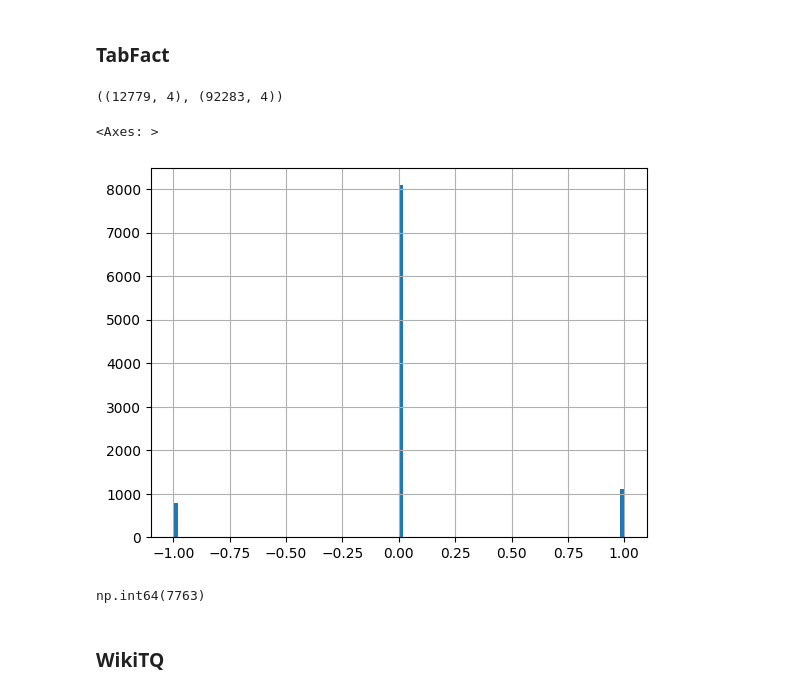
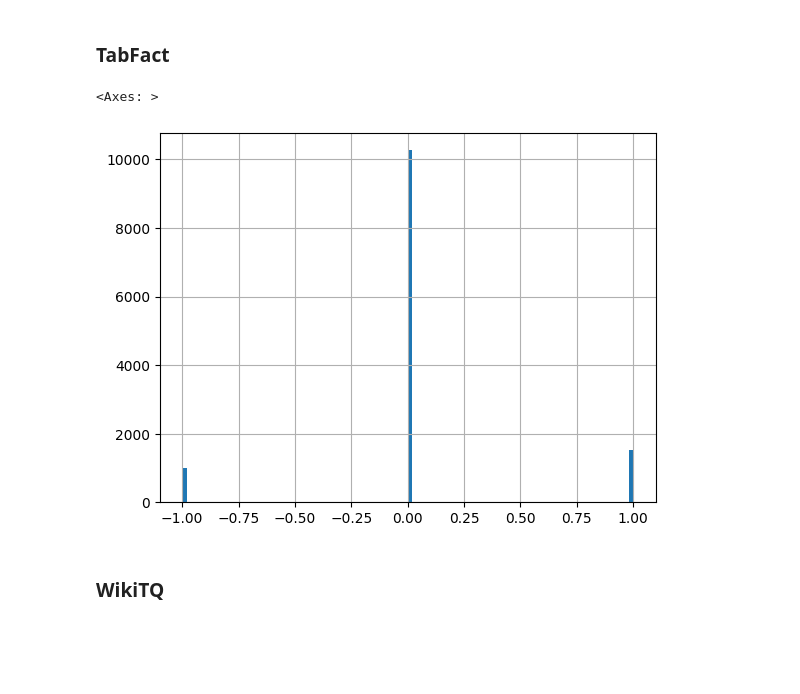
Before and after one commit to Ever2after/tableqa-visual-prompting, a Jupyter notebook: notebooks/analysis.ipynb, the cells around one changed output. Drawn from its saved outputs; the diff is of its cells as text; code cells hidden in the pictures; blank space fills up the shorter version.

```diff
--- a/notebooks/analysis.ipynb
+++ b/notebooks/analysis.ipynb
@@ -9,27 +33,9 @@ from datasets import load_dataset
 # %%
 tabfact_test = load_dataset('ibm/tab_fact', split='test', trust_remote_code=True).to_pandas()
 tabfact_train = load_dataset('ibm/tab_fact', split='train', trust_remote_code=True).to_pandas()
-# %%
-tabfact_test.shape, tabfact_train.shape
-# %% [output]
-((12779, 4), (92283, 4))
 # %%
+tabfact_test_text = pd.read_csv('../results/tabfact_test_gpt_text_0_12778.csv', index_col=0)
+tabfact_test_image = pd.read_csv('../results/tabfact_test_gpt_image_0_12778.csv', index_col=0)
+
 tabfact_train_text = pd.read_csv('../results/tabfact_train_text_0_9999.csv', index_col=0)
 tabfact_train_image = pd.read_csv('../results/tabfact_train_image_0_9999.csv', index_col=0)
-
-tabfact_test_text = pd.read_csv('../results/tabfact_test_text_0_3999.csv', index_col=0)
-tabfact_test_image = pd.read_csv('../results/tabfact_test_image_0_3999.csv', index_col=0)
-# %%
-tabfact_train = tabfact_train.iloc[:10000].copy()
-tabfact_train['text_score'] = tabfact_train_text['score']
-tabfact_train['image_score'] = tabfact_train_image['score']
-tabfact_train['text_pred'] = tabfact_train_text['prediction']
-tabfact_train['image_pred'] = tabfact_train_image['prediction']
-tabfact_train['diff'] = tabfact_train['text_score'] - tabfact_train['image_score']
-
-tabfact_test = tabfact_test.iloc[:4000].copy()
-tabfact_test['text_score'] = tabfact_test_text['score']
-tabfact_test['image_score'] = tabfact_test_image['score']
-tabfact_test['text_pred'] = tabfact_test_text['prediction']
-tabfact_test['image_pred'] = tabfact_test_image['prediction']
-tabfact_test['diff'] = tabfact_test['text_score'] - tabfact_test['image_score']
@@ -37,14 +55,9 @@ tabfact_test['diff'] = tabfact_test['text_score'] - tabfact_test['image_score']
 tabfact_test['question'] = tabfact_test['statement']
 tabfact_train['question'] = tabfact_train['statement']
 # %%
-tabfact_train['diff'].hist(bins=100)
+tabfact_test['diff'].hist(bins=100)
 # %% [output]
 <Axes: >
-[figure, old version]
+[figure, new version]
-# %%
-tabfact_train['max_score'] = tabfact_train[['text_score', 'image_score']].max(axis=1)
-tabfact_train.max_score.sum()
-# %% [output]
-np.int64(7763)
 # %% [markdown]
 ### WikiTQ
```
Also changed, not shown: parts of 29 cells of this notebook, 10 other files.
